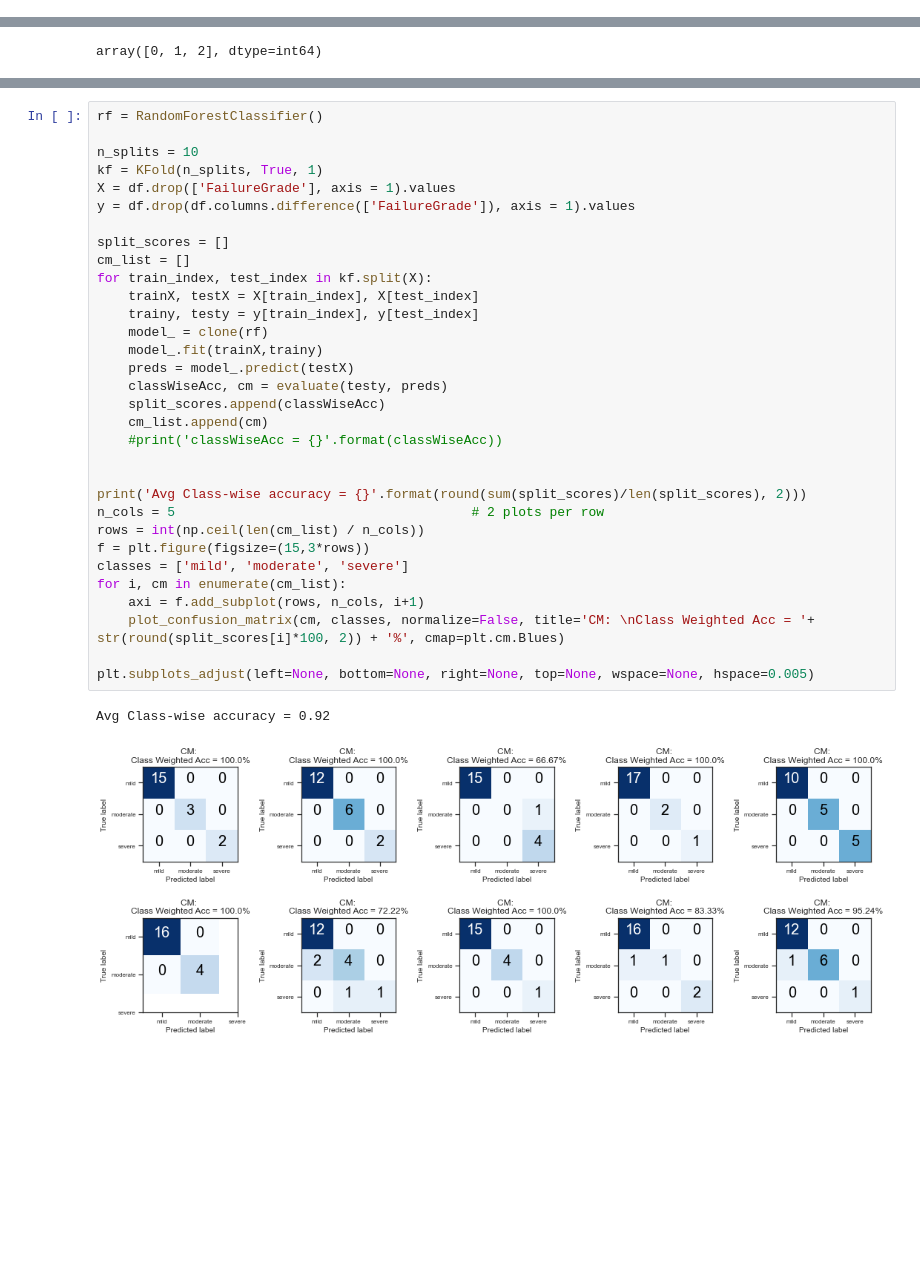
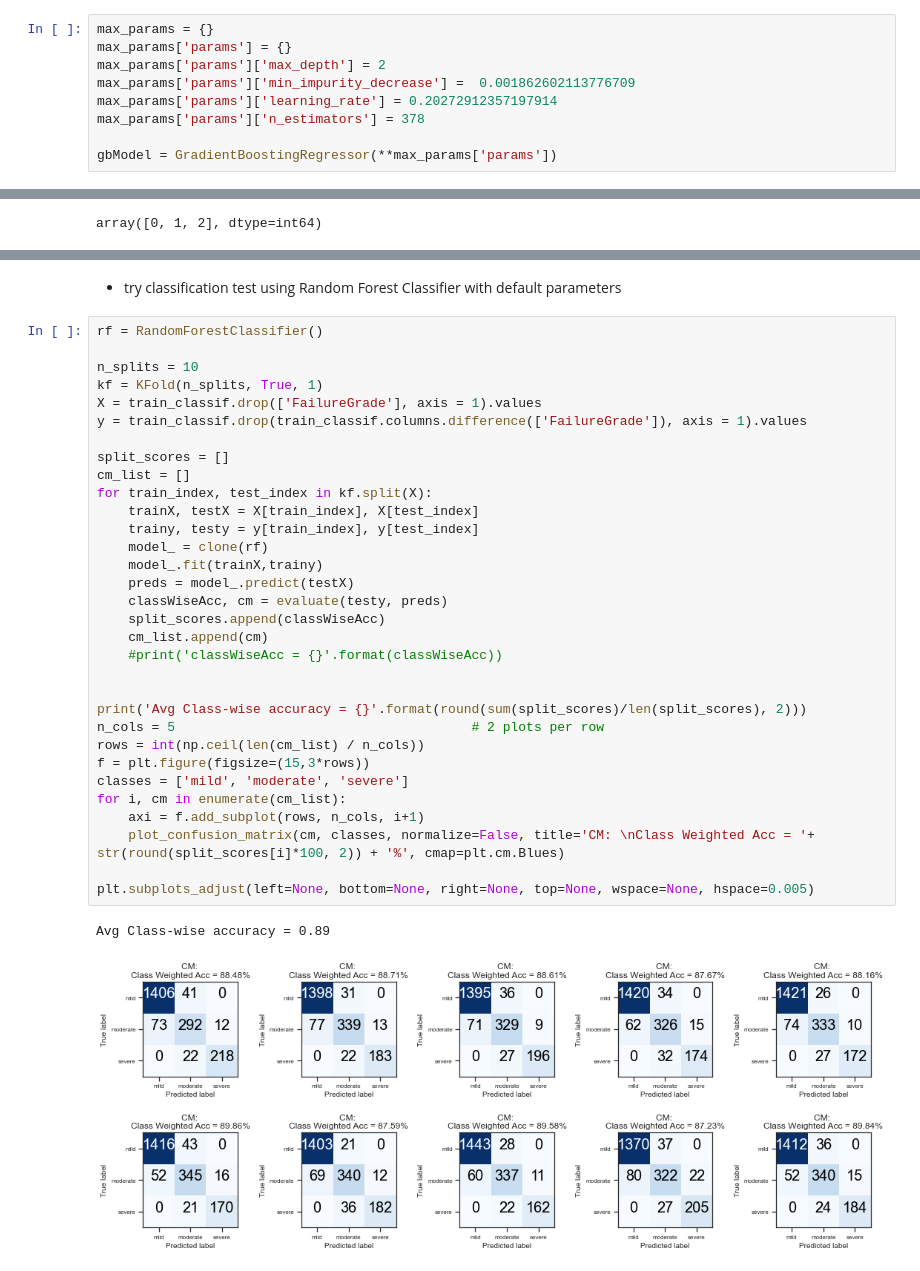
Before and after one commit to j-greggazz/Kaggle, a Jupyter notebook: Predictive Maintenance/notebooks/NASA Turbofan engine degradation analysis.ipynb, the cells around one changed output, grey strips where cells are left out. Cells and saved outputs as stored; diff of their text form; blank space fills up the shorter version.

```diff
--- a/Predictive Maintenance/notebooks/NASA Turbofan engine degradation analysis.ipynb
+++ b/Predictive Maintenance/notebooks/NASA Turbofan engine degradation analysis.ipynb
@@ -900,3 +890,12 @@ GradientBoostingRegressor(alpha=0.9, criterion='friedman_mse', init=None,
+# %%
+max_params = {}
+max_params['params'] = {}
+max_params['params']['max_depth'] = 2
+max_params['params']['min_impurity_decrease'] =  0.001862602113776709
+max_params['params']['learning_rate'] = 0.20272912357197914
+max_params['params']['n_estimators'] = 378
+
+gbModel = GradientBoostingRegressor(**max_params['params'])
 # %%
 result = []
 scaled_result = []
@@ -1092,35 +1093,37 @@ def plot_confusion_matrix(cm, classes, normalize=False, title='Confusion matrix'
+# %% [markdown]
+- try classification test using Random Forest Classifier with default parameters
 # %%
 rf = RandomForestClassifier()
 
 n_splits = 10
 kf = KFold(n_splits, True, 1)
-X = df.drop(['FailureGrade'], axis = 1).values
-y = df.drop(df.columns.difference(['FailureGrade']), axis = 1).values
+X = train_classif.drop(['FailureGrade'], axis = 1).values
+y = train_classif.drop(train_classif.columns.difference(['FailureGrade']), axis = 1).values
 
 split_scores = []
 cm_list = []
 for train_index, test_index in kf.split(X):
     trainX, testX = X[train_index], X[test_index]
     trainy, testy = y[train_index], y[test_index]
     model_ = clone(rf)
     model_.fit(trainX,trainy)
     preds = model_.predict(testX)
     classWiseAcc, cm = evaluate(testy, preds)
     split_scores.append(classWiseAcc)
     cm_list.append(cm)
     #print('classWiseAcc = {}'.format(classWiseAcc))
 
 
 print('Avg Class-wise accuracy = {}'.format(round(sum(split_scores)/len(split_scores), 2)))
 n_cols = 5                                      # 2 plots per row
 rows = int(np.ceil(len(cm_list) / n_cols))
 f = plt.figure(figsize=(15,3*rows))
 classes = ['mild', 'moderate', 'severe']
 for i, cm in enumerate(cm_list):
     axi = f.add_subplot(rows, n_cols, i+1)
     plot_confusion_matrix(cm, classes, normalize=False, title='CM: \nClass Weighted Acc = '+ str(round(split_scores[i]*100, 2)) + '%', cmap=plt.cm.Blues)
 
 plt.subplots_adjust(left=None, bottom=None, right=None, top=None, wspace=None, hspace=0.005)
 # %% [output]
-Avg Class-wise accuracy = 0.92
+Avg Class-wise accuracy = 0.89
-[figure, old version]
+[figure, new version]
```
Also changed, not shown: parts of 50 cells of this notebook.
